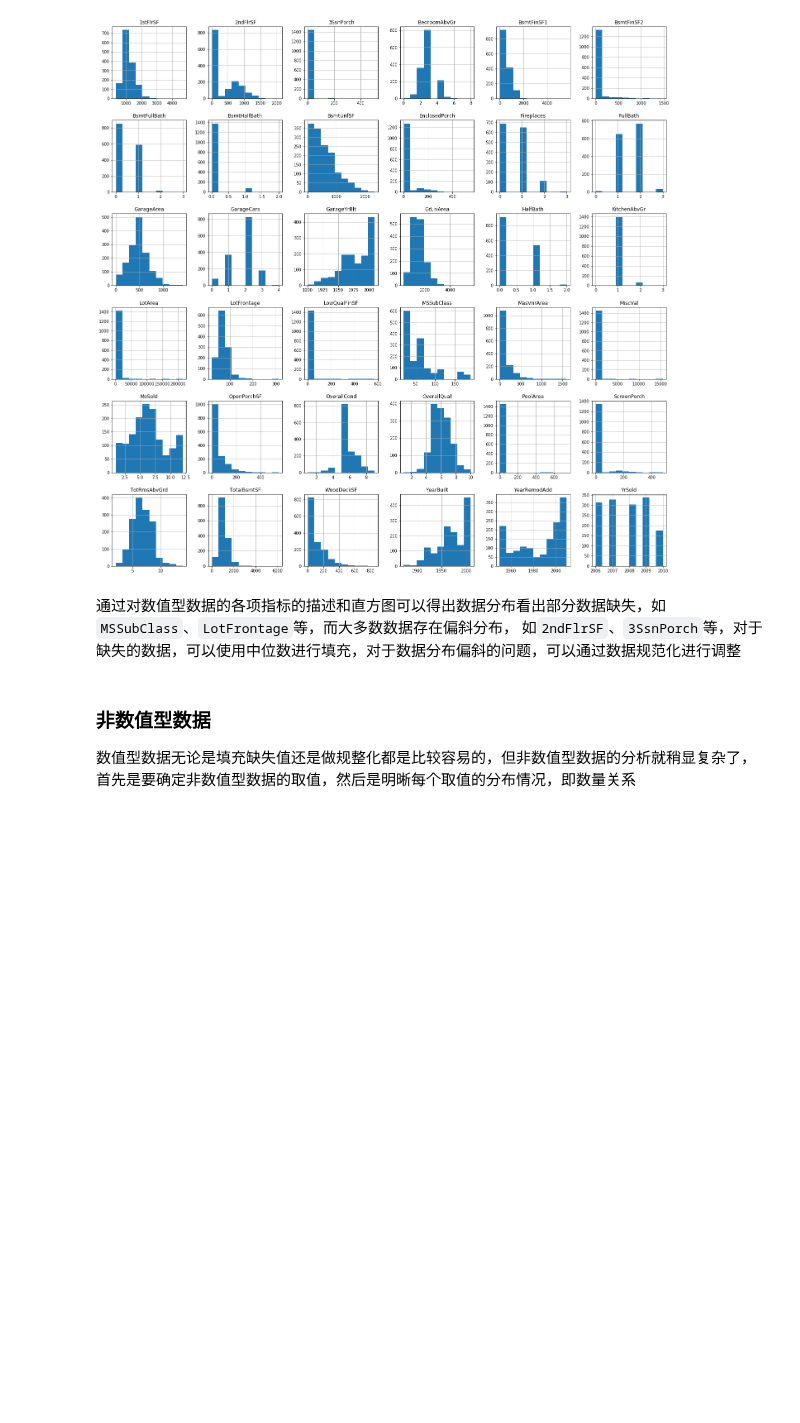
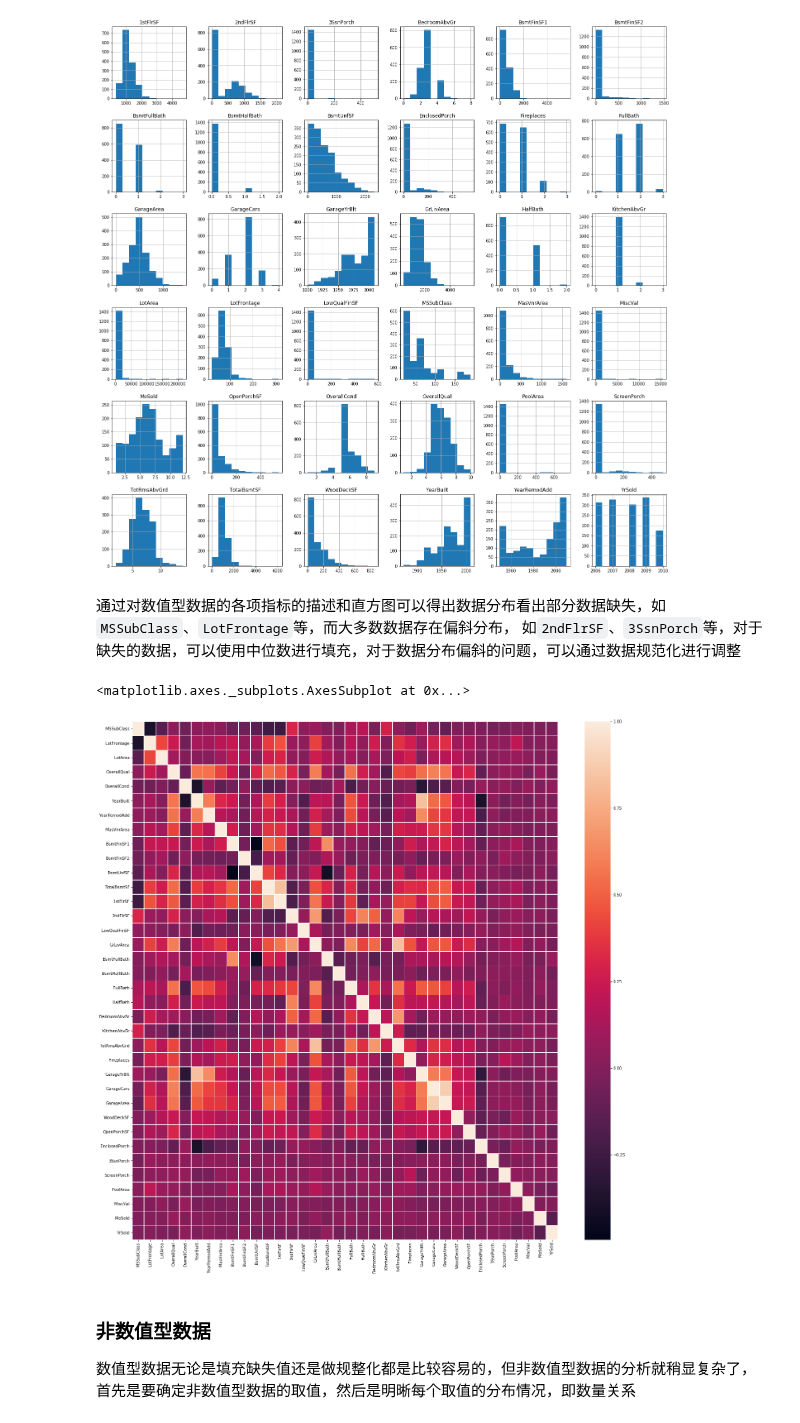
Before and after one commit to coldJune/machineLearning, a Jupyter notebook: kaggle/Predict House Prices.ipynb, the cells around one changed output. Cells and saved outputs as stored; diff of their text form; code cells hidden in the pictures; blank space fills up the shorter version.

```diff
--- a/kaggle/Predict House Prices.ipynb
+++ b/kaggle/Predict House Prices.ipynb
@@ -94,6 +94,12 @@ array([[<matplotlib.axes._subplots.AxesSubplot object at 0x...>,
 [figure]
 # %% [markdown]
 通过对数值型数据的各项指标的描述和直方图可以得出数据分布看出部分数据缺失，如`MSSubClass`、`LotFrontage`等，而大多数数据存在偏斜分布， 如`2ndFlrSF`、`3SsnPorch`等，对于缺失的数据，可以使用中位数进行填充，对于数据分布偏斜的问题，可以通过数据规范化进行调整
+# %%
+plt.figure(figsize=(24, 24))
+sbn.heatmap(x_train.corr(), linewidths=0.5)
+# %% [output]
+<matplotlib.axes._subplots.AxesSubplot at 0x...>
+[figure, added]
 # %% [markdown]
 ### 非数值型数据
 数值型数据无论是填充缺失值还是做规整化都是比较容易的，但非数值型数据的分析就稍显复杂了，首先是要确定非数值型数据的取值，然后是明晰每个取值的分布情况，即数量关系
```
Also changed, not shown: parts of 2 cells of this notebook.
